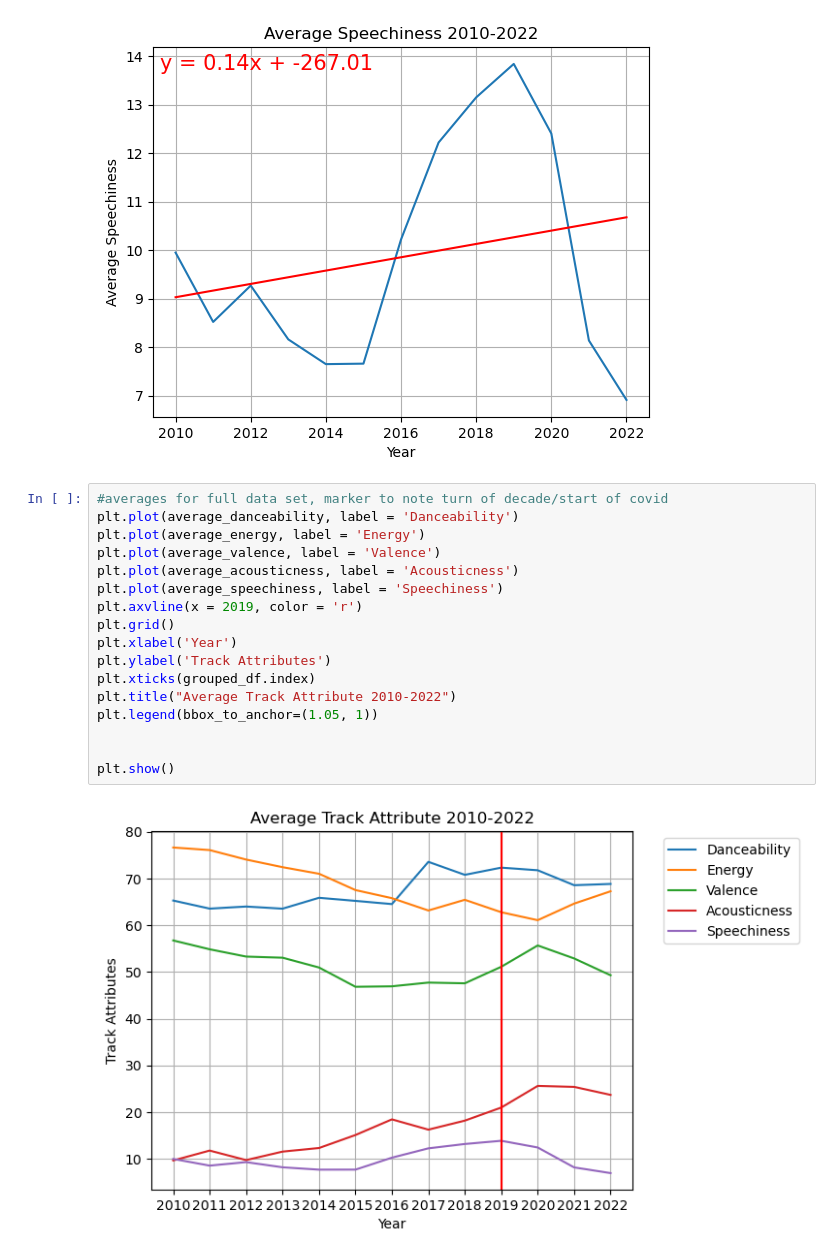
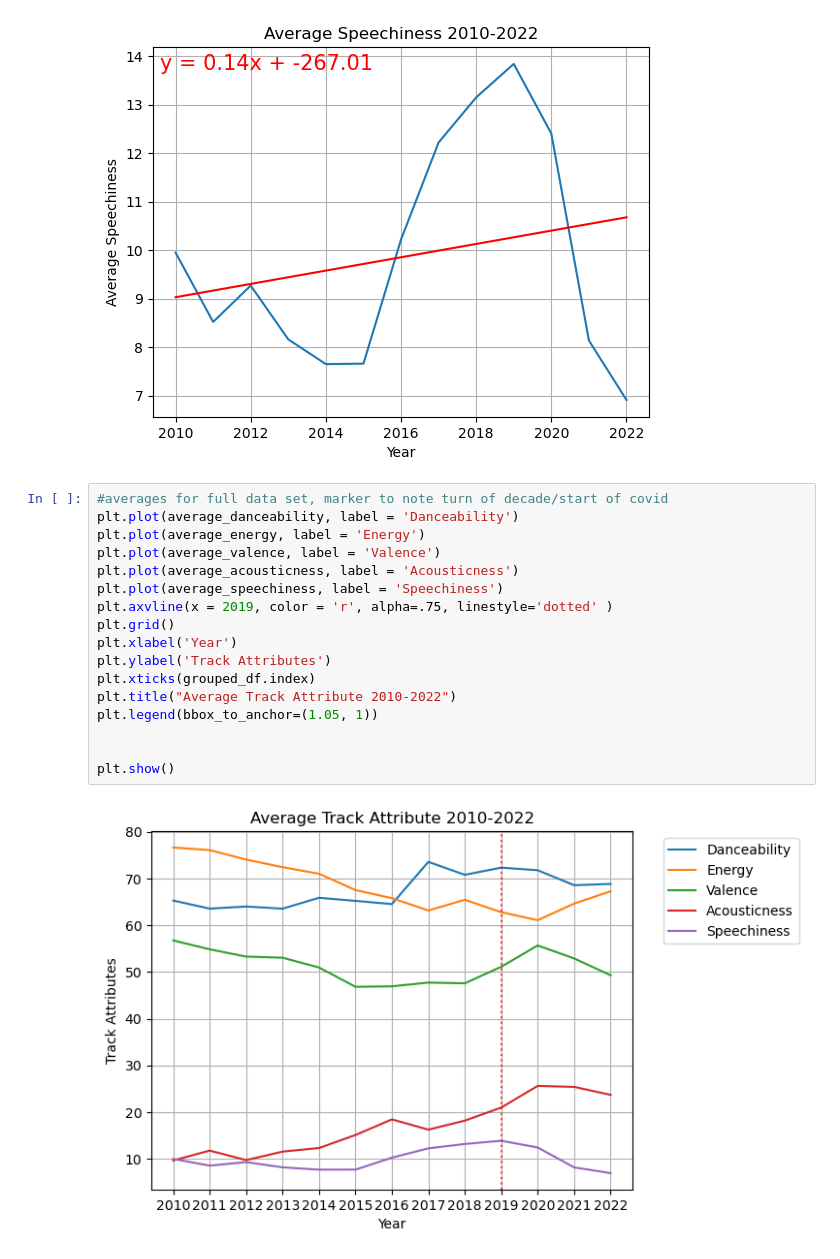
Before and after one commit to codyallison/Spotify-Top-Hits-Data-Analysis, a Jupyter notebook: Data/all_years_playlist_data.ipynb, the cells around one changed output. Cells and saved outputs as stored; diff of their text form.

Commit message:
changed covid line to dotted to make more visually pleasing

```diff
--- a/Data/all_years_playlist_data.ipynb
+++ b/Data/all_years_playlist_data.ipynb
@@ -401,19 +401,19 @@ The r-value is: 0.2293491810220849
 # %%
 #averages for full data set, marker to note turn of decade/start of covid
 plt.plot(average_danceability, label = 'Danceability')
 plt.plot(average_energy, label = 'Energy')
 plt.plot(average_valence, label = 'Valence')
 plt.plot(average_acousticness, label = 'Acousticness')
 plt.plot(average_speechiness, label = 'Speechiness')
-plt.axvline(x = 2019, color = 'r')
+plt.axvline(x = 2019, color = 'r', alpha=.75, linestyle='dotted' )
 plt.grid()
 plt.xlabel('Year')
 plt.ylabel('Track Attributes')
 plt.xticks(grouped_df.index)
 plt.title("Average Track Attribute 2010-2022")
 plt.legend(bbox_to_anchor=(1.05, 1))
 
 
 plt.show()
 # %% [output]
-[figure, old version]
+[figure, new version]
```
